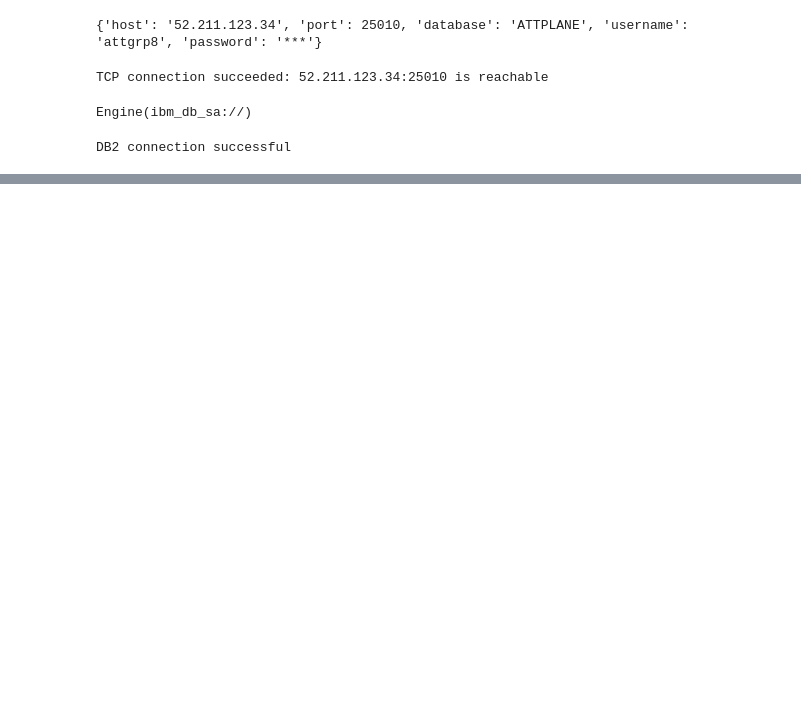
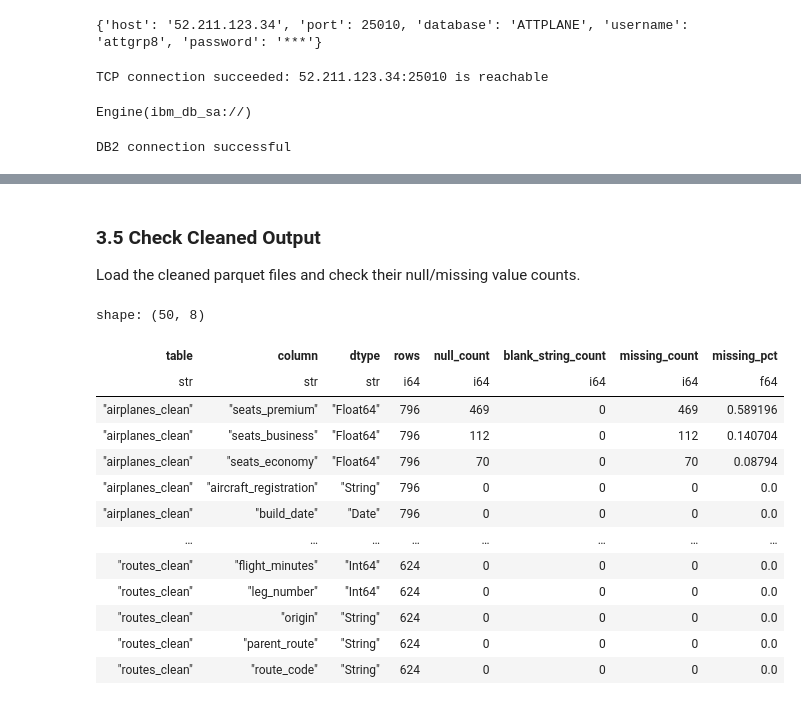
Before and after one commit to Navenkumar-Balasubramaniam/ATT-Group8, a Jupyter notebook: notebooks/Exploratory.ipynb, the cells around one changed output, grey strips where cells are left out. Cells and saved outputs as stored; diff of their text form; code cells hidden in the pictures; blank space fills up the shorter version.

```diff
--- a/notebooks/Exploratory.ipynb
+++ b/notebooks/Exploratory.ipynb
@@ -82,0 +160,20 @@ DB2 connection successful
+# %%
+PULL_FROM_DB2 = False
+
+if PULL_FROM_DB2:
+    pulled_paths = pull_and_save(output_dir=RAW_DIR)
+    pull_summary = pl.DataFrame(
+        [
+            {"table": table.lower(), "path": str(path)}
+            for table, path in pulled_paths.items()
+        ]
+    )
+else:
+    pull_summary = pl.DataFrame(
+        [
+            {"table": table, "path": "not pulled in this run"}
+            for table in TABLE_NAMES
+        ]
+    )
+
+pull_summary
@@ -82,0 +382,33 @@ DB2 connection successful
+# %% [markdown]
+### 3.5 Check Cleaned Output
+
+Load the cleaned parquet files and check their null/missing value counts.
+# %%
+processed_table_names = tuple(
+    path.name.removesuffix(".parquet")
+    for path in sorted(PROCESSED_DIR.glob("*_clean.parquet"))
+)
+
+processed_tables = load_tables(
+    data_dir=PROCESSED_DIR,
+    table_names=processed_table_names,
+    skip_errors=True,
+)
+
+processed_missing_values = missing_value_counts(processed_tables)
+processed_missing_values
+# %% [output]
+shape: (50, 8)
+| table | column | dtype | rows | null_count | blank_string_count | missing_count | missing_pct |
+| str | str | str | i64 | i64 | i64 | i64 | f64 |
+| "airplanes_clean" | "seats_premium" | "Float64" | 796 | 469 | 0 | 469 | 0.589196 |
+| "airplanes_clean" | "seats_business" | "Float64" | 796 | 112 | 0 | 112 | 0.140704 |
+| "airplanes_clean" | "seats_economy" | "Float64" | 796 | 70 | 0 | 70 | 0.08794 |
+| "airplanes_clean" | "aircraft_registration" | "String" | 796 | 0 | 0 | 0 | 0.0 |
+| "airplanes_clean" | "build_date" | "Date" | 796 | 0 | 0 | 0 | 0.0 |
+| … | … | … | … | … | … | … | … |
+| "routes_clean" | "flight_minutes" | "Int64" | 624 | 0 | 0 | 0 | 0.0 |
+| "routes_clean" | "leg_number" | "Int64" | 624 | 0 | 0 | 0 | 0.0 |
+| "routes_clean" | "origin" | "String" | 624 | 0 | 0 | 0 | 0.0 |
+| "routes_clean" | "parent_route" | "String" | 624 | 0 | 0 | 0 | 0.0 |
+| "routes_clean" | "route_code" | "String" | 624 | 0 | 0 | 0 | 0.0 |
```
Also changed, not shown: parts of 27 cells of this notebook, 14 other files.
